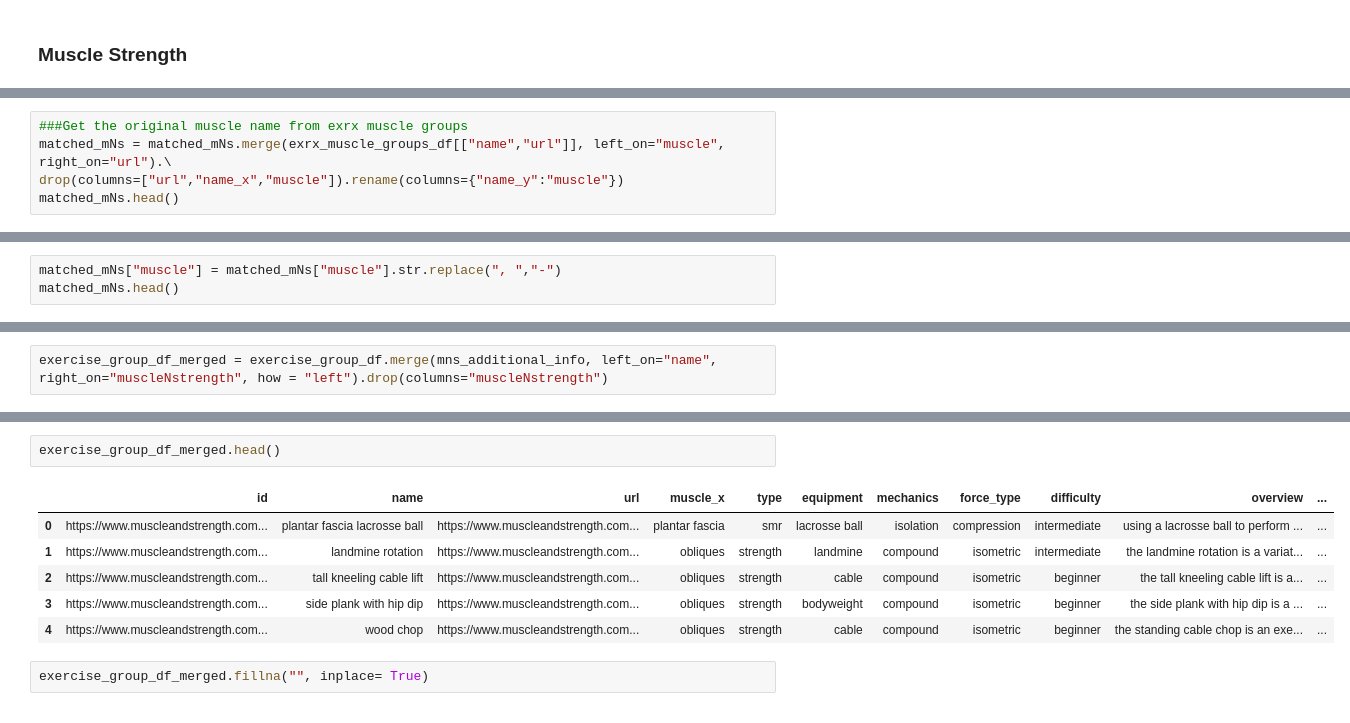
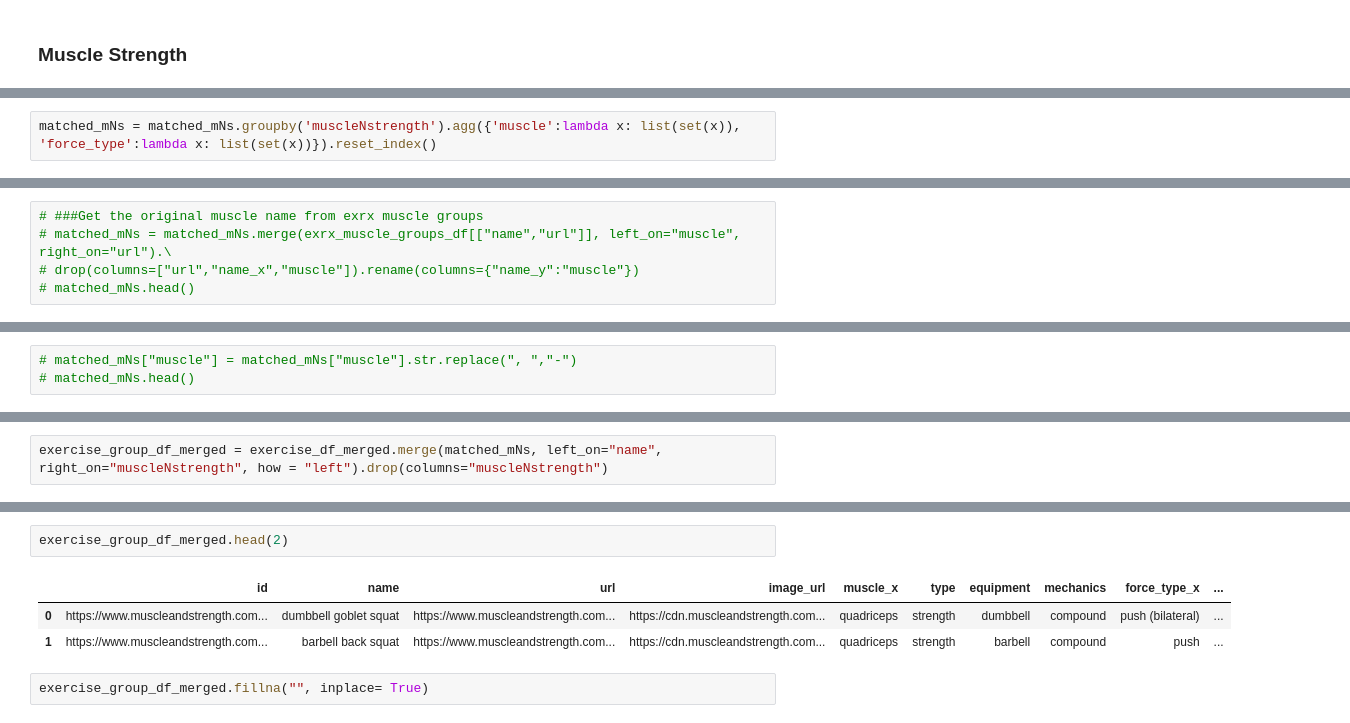
Before and after one commit to imdaredevil/fitness_kg, a Jupyter notebook: Entity Linking/Entity Linking.ipynb, the cells around one changed output, grey strips where cells are left out. Cells and saved outputs as stored; diff of their text form.

```diff
--- a/Entity Linking/Entity Linking.ipynb
+++ b/Entity Linking/Entity Linking.ipynb
@@ -1270,0 +1582,2 @@ matched_mNs.head()
+# %%
+matched_mNs = matched_mNs.groupby('muscleNstrength').agg({'muscle':lambda x: list(set(x)), 'force_type':lambda x: list(set(x))}).reset_index()
@@ -1271,5 +1593,5 @@ matched_mNs.head()
 # %%
-###Get the original muscle name from exrx muscle groups
-matched_mNs = matched_mNs.merge(exrx_muscle_groups_df[["name","url"]], left_on="muscle", right_on="url").\
-drop(columns=["url","name_x","muscle"]).rename(columns={"name_y":"muscle"})
-matched_mNs.head()
+# ###Get the original muscle name from exrx muscle groups
+# matched_mNs = matched_mNs.merge(exrx_muscle_groups_df[["name","url"]], left_on="muscle", right_on="url").\
+# drop(columns=["url","name_x","muscle"]).rename(columns={"name_y":"muscle"})
+# matched_mNs.head()
@@ -1283,3 +1598,3 @@ matched_mNs.head()
 # %%
-matched_mNs["muscle"] = matched_mNs["muscle"].str.replace(", ","-")
-matched_mNs.head()
+# matched_mNs["muscle"] = matched_mNs["muscle"].str.replace(", ","-")
+# matched_mNs.head()
@@ -1305,5 +1611,5 @@ mns_additional_info.head()
 # %%
-exercise_group_df_merged = exercise_group_df.merge(mns_additional_info, left_on="name", right_on="muscleNstrength", how = "left").drop(columns="muscleNstrength")
+exercise_group_df_merged = exercise_df_merged.merge(matched_mNs, left_on="name", right_on="muscleNstrength", how = "left").drop(columns="muscleNstrength")
 # %%
 exercise_group_df_merged.shape
 # %% [output]
@@ -1311,11 +1617,8 @@ exercise_group_df_merged.shape
 # %%
-exercise_group_df_merged.head()
+exercise_group_df_merged.head(2)
 # %% [output]
-|  | id | name | url | muscle_x | type | equipment | mechanics | force_type | difficulty | overview | ... |
-| 0 | https://www.muscleandstrength.com... | plantar fascia lacrosse ball | https://www.muscleandstrength.com... | plantar fascia | smr | lacrosse ball | isolation | compression | intermediate | using a lacrosse ball to perform ... | ... |
-| 1 | https://www.muscleandstrength.com... | landmine rotation | https://www.muscleandstrength.com... | obliques | strength | landmine | compound | isometric | intermediate | the landmine rotation is a variat... | ... |
-| 2 | https://www.muscleandstrength.com... | tall kneeling cable lift | https://www.muscleandstrength.com... | obliques | strength | cable | compound | isometric | beginner | the tall kneeling cable lift is a... | ... |
-| 3 | https://www.muscleandstrength.com... | side plank with hip dip | https://www.muscleandstrength.com... | obliques | strength | bodyweight | compound | isometric | beginner | the side plank with hip dip is a ... | ... |
-| 4 | https://www.muscleandstrength.com... | wood chop | https://www.muscleandstrength.com... | obliques | strength | cable | compound | isometric | beginner | the standing cable chop is an exe... | ... |
+|  | id | name | url | image_url | muscle_x | type | equipment | mechanics | force_type_x | ... |
+| 0 | https://www.muscleandstrength.com... | dumbbell goblet squat | https://www.muscleandstrength.com... | https://cdn.muscleandstrength.com... | quadriceps | strength | dumbbell | compound | push (bilateral) | ... |
+| 1 | https://www.muscleandstrength.com... | barbell back squat | https://www.muscleandstrength.com... | https://cdn.muscleandstrength.com... | quadriceps | strength | barbell | compound | push | ... |
 # %%
 exercise_group_df_merged.fillna("", inplace= True)
```
Also changed, not shown: parts of 294 cells of this notebook, 14 other files.
